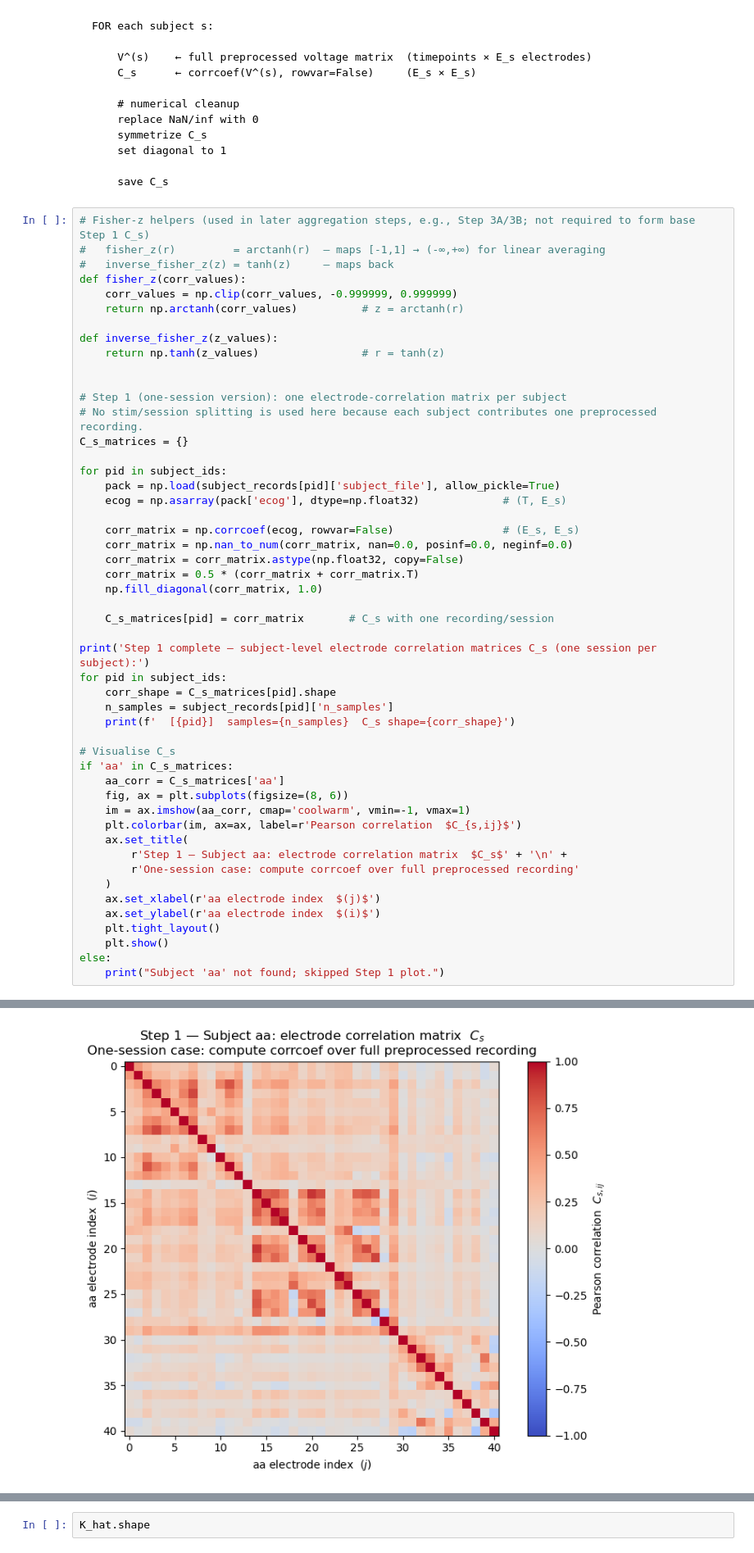
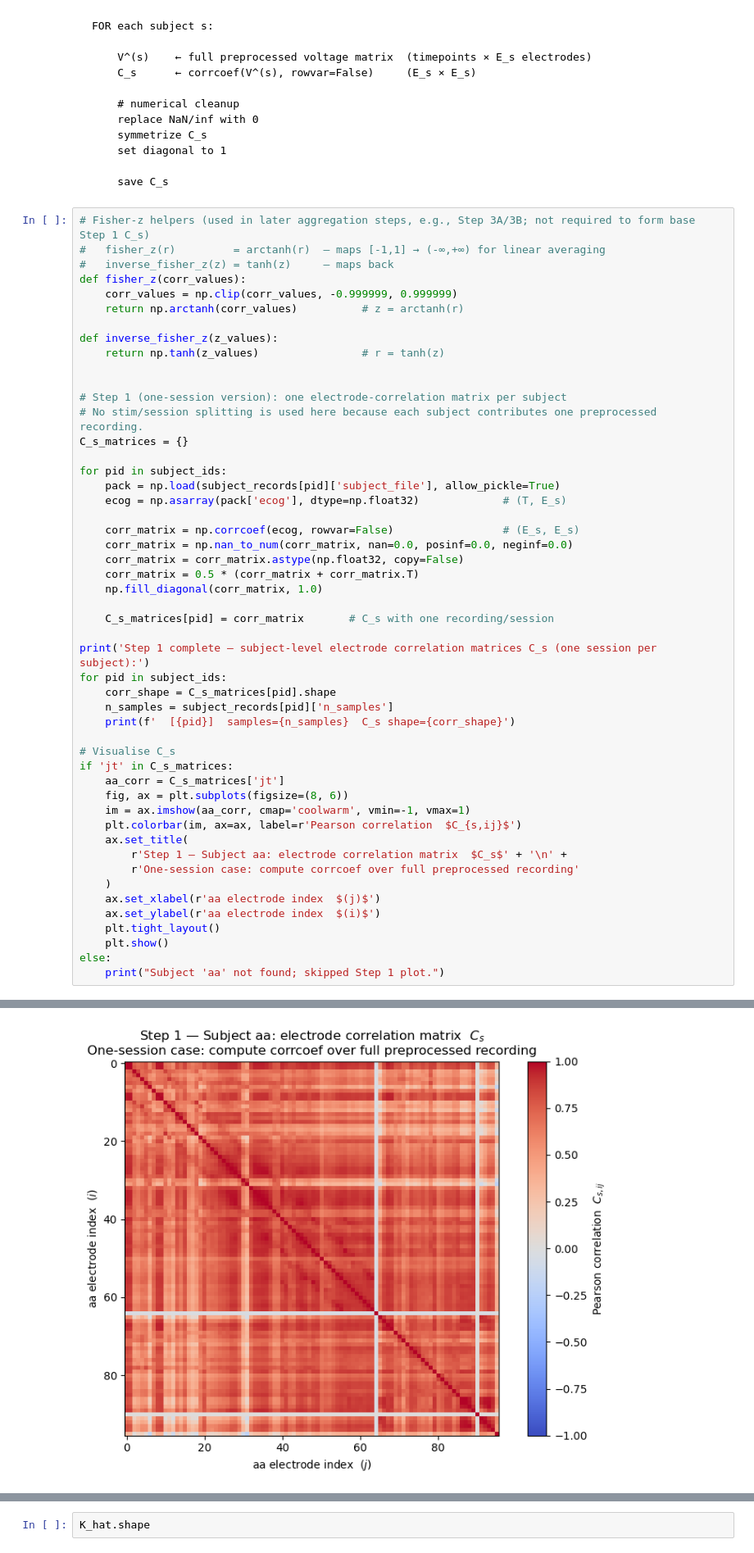
Before and after one commit to NoahWanless/SuperEeg-M467-project, a Jupyter notebook: Electrode_Correlations.ipynb, the cells around one changed output, grey strips where cells are left out. Shown at 82% size. Cells and saved outputs as stored; diff of their text form.

```diff
--- a/Electrode_Correlations.ipynb
+++ b/Electrode_Correlations.ipynb
@@ -285,37 +285,37 @@ for pid in subject_ids:
     print(f'  [{pid}]  samples={n_samples}  C_s shape={corr_shape}')
 
 # Visualise C_s
-if 'aa' in C_s_matrices:
-    aa_corr = C_s_matrices['aa']
+if 'jt' in C_s_matrices:
+    aa_corr = C_s_matrices['jt']
     fig, ax = plt.subplots(figsize=(8, 6))
     im = ax.imshow(aa_corr, cmap='coolwarm', vmin=-1, vmax=1)
     plt.colorbar(im, ax=ax, label=r'Pearson correlation  $C_{s,ij}$')
     ax.set_title(
         r'Step 1 — Subject aa: electrode correlation matrix  $C_s$' + '\n' +
         r'One-session case: compute corrcoef over full preprocessed recording'
     )
     ax.set_xlabel(r'aa electrode index  $(j)$')
     ax.set_ylabel(r'aa electrode index  $(i)$')
     plt.tight_layout()
     plt.show()
 else:
     print("Subject 'aa' not found; skipped Step 1 plot.")
 # %% [output]
 Step 1 complete — subject-level electrode correlation matrices C_s (one session per subject):
   [aa]  samples=244200  C_s shape=(41, 41)
   [ap]  samples=241200  C_s shape=(40, 40)
   [ca]  samples=244200  C_s shape=(49, 49)
   [de]  samples=244200  C_s shape=(31, 31)
   [fp]  samples=244200  C_s shape=(11, 11)
   [ha]  samples=242200  C_s shape=(39, 39)
   [ja]  samples=244200  C_s shape=(37, 37)
   [jt]  samples=244200  C_s shape=(96, 96)
   [mv]  samples=244200  C_s shape=(19, 19)
   [rn]  samples=244240  C_s shape=(41, 41)
   [rr]  samples=162800  C_s shape=(40, 40)
   [wc]  samples=244200  C_s shape=(38, 38)
   [zt]  samples=244200  C_s shape=(58, 58)
-[figure, old version]
+[figure, new version]
 # %% [markdown]
 # Step 2 — Gaussian distance weights &nbsp;&nbsp;*(Paper Eq. 1)*
 
```
Also changed, not shown: parts of 2 cells of this notebook, 1 other file.
